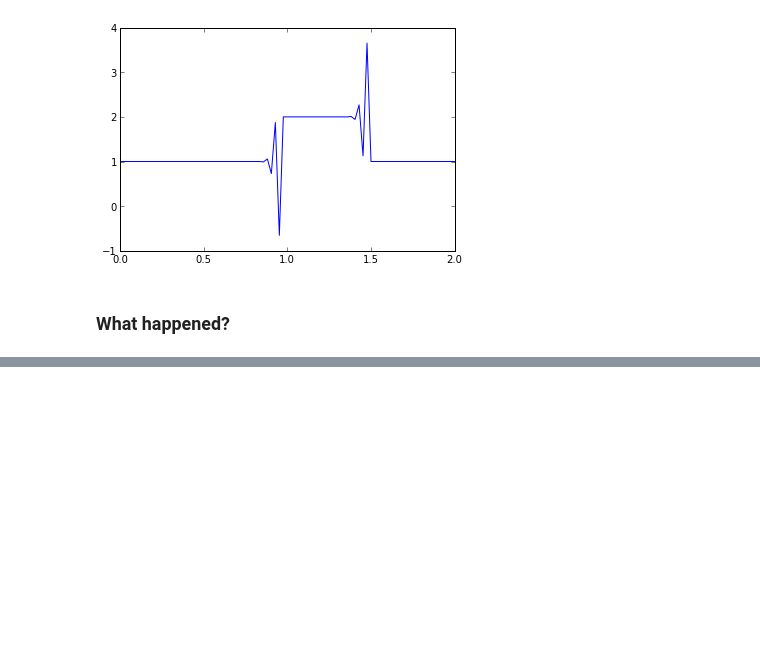
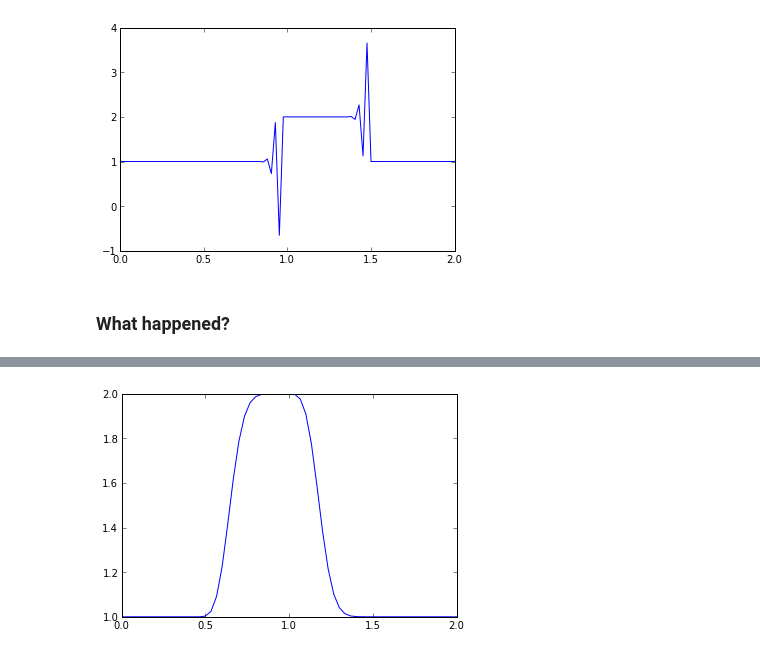
Before and after one commit to barbagroup/CFDPython, a Jupyter notebook: CFL Condition.ipynb, the cells around one changed output, grey strips where cells are left out. Cells and saved outputs as stored; diff of their text form; code cells hidden in the pictures; blank space fills up the shorter version.

```diff
--- a/CFL Condition.ipynb
+++ b/CFL Condition.ipynb
@@ -63,0 +96,4 @@ What has happened is that over the time period $\Delta t$, the wave is travellin
+# %%
+linearconv(61)
+# %% [output]
+[figure, added]
```
Also changed, not shown: parts of 6 cells of this notebook.
